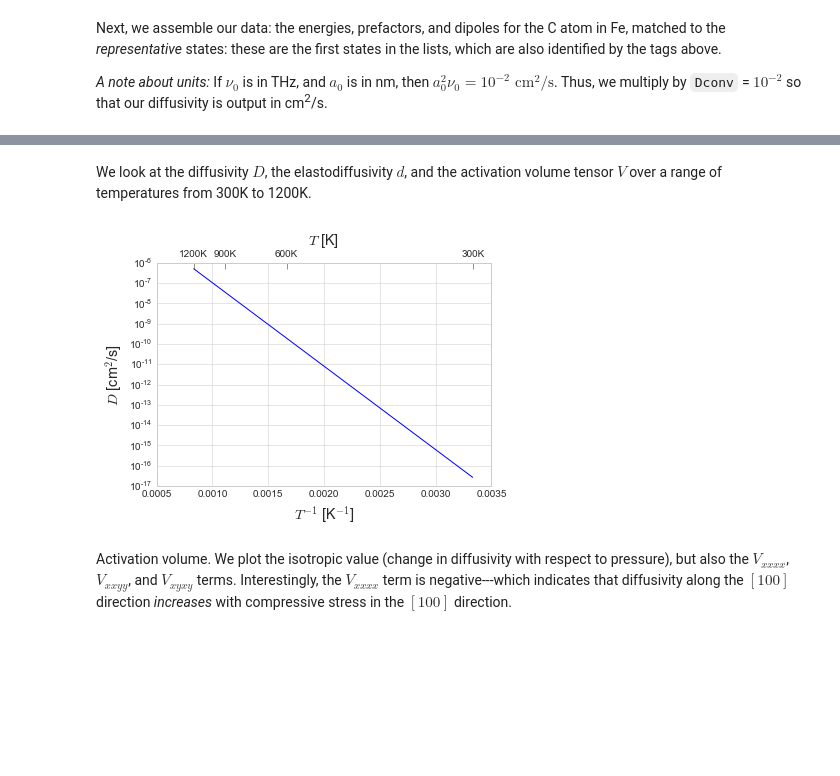
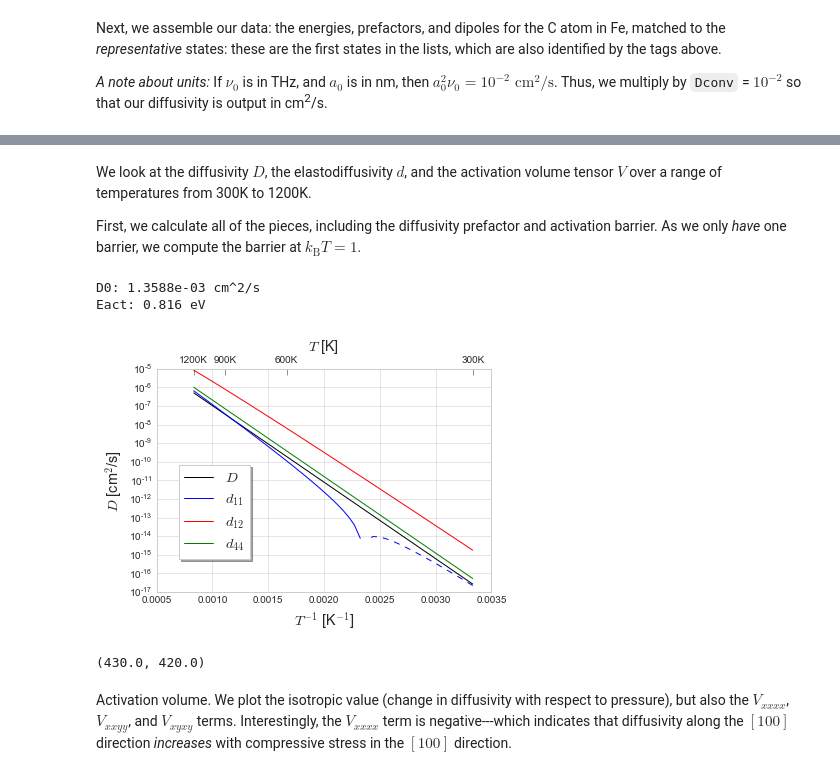
Before and after one commit to DallasTrinkle/Onsager, a Jupyter notebook: examples/Fe-C.ipynb, the cells around one changed output, grey strips where cells are left out. Drawn from its saved outputs; the diff is of its cells as text; code cells hidden in the pictures; blank space fills up the shorter version.

```diff
--- a/examples/Fe-C.ipynb
+++ b/examples/Fe-C.ipynb
@@ -125,30 +125,69 @@ eneT: [ 0.816]
 # %% [markdown]
 We look at the diffusivity $D$, the elastodiffusivity $d$, and the activation volume tensor $V$ over a range of temperatures from 300K to 1200K.
+
+First, we calculate all of the pieces, including the diffusivity prefactor and activation barrier. As we only *have* one barrier, we compute the barrier at $k_\text{B}T = 1$.
+# %%
+Trange = np.linspace(300, 1200, 91)
+Tlabels = Trange[0::30]
+Dlist, dDlist, Vlist = [], [], []
+for T in Trange:
+    beta = 1./(kB*T)
+    D, dD = FeCdiffuser.elastodiffusion(FeCthermodict['pre'],
+                                        beta*FeCthermodict['ene'],
+                                        [beta*FeCthermodict['dipole']],
+                                        FeCthermodict['preT'],
+                                        beta*FeCthermodict['eneT'],
+                                        [beta*FeCthermodict['dipoleT']])
+    Dlist.append(D[0,0])
+    dDlist.append([dD[0,0,0,0], dD[0,0,1,1], dD[0,1,0,1]])
+    Vtensor = (kB*T/(D[0,0]))*np.tensordot(dD, stensor, axes=((2,3),(0,1)))
+    Vlist.append([np.trace(np.trace(Vtensor))/3,
+                  Vtensor[0,0,0,0], Vtensor[0,0,1,1], Vtensor[0,1,0,1]])
+D0 = FeCdiffuser.diffusivity(FeCthermodict['pre'],
+                             np.zeros_like(FeCthermodict['ene']),
+                             FeCthermodict['preT'],
+                             np.zeros_like(FeCthermodict['eneT']))
+D, dbeta = FeCdiffuser.diffusivity(FeCthermodict['pre'],
+                                   FeCthermodict['ene'],
+                                   FeCthermodict['preT'],
+                                   FeCthermodict['eneT'],
+                                   CalcDeriv=True)
+print('D0: {:.4e} cm^2/s\nEact: {:.3f} eV'.format(D0[0,0], dbeta[0,0]/D[0,0]))
+# %% [output]
+D0: 1.3588e-03 cm^2/s
+Eact: 0.816 eV
 # %%
-Trange = np.linspace(300, 1200, 91)
-Tlabels = Trange[0::30]
-Dlist = []
-for T in Trange:
-    beta = 1./(kB*T)
-    D = FeCdiffuser.diffusivity(FeCthermodict['pre'], beta*FeCthermodict['ene'],
-                                FeCthermodict['preT'], beta*FeCthermodict['eneT'])
-    Dlist.append(D[0,0])
+D, dD = np.array(Dlist), np.array(dDlist)
+d11_T = np.vstack((Trange, dD[:,0])).T
+d11pos = np.array([(T,d) for T,d in d11_T if d>=0])
+d11neg = np.array([(T,d) for T,d in d11_T if d<0])
 fig, ax1 = plt.subplots()
-ax1.plot(1./Trange, np.array(Dlist))
+ax1.plot(1./Trange, D, 'k', label='$D$')
+# ax1.plot(1./Trange, dD[:,0], 'b', label='$d_{11}$')
+ax1.plot(1./d11pos[:,0], d11pos[:,1], 'b', label='$d_{11}$')
+ax1.plot(1./d11neg[:,0], -d11neg[:,1], 'b--')
+ax1.plot(1./Trange, dD[:,1], 'r', label='$d_{12}$')
+ax1.plot(1./Trange, 2*dD[:,2], 'g', label='$d_{44}$')
 ax1.set_yscale('log')
 ax1.set_ylabel('$D$ [cm$^2$/s]', fontsize='x-large')
 ax1.set_xlabel('$T^{-1}$ [K$^{-1}$]', fontsize='x-large')
+ax1.legend(bbox_to_anchor=(0.1,0.2,0.2,0.4), ncol=1,
+           shadow=True, frameon=True, fontsize='x-large')
 ax2 = ax1.twiny()
 ax2.set_xlim(ax1.get_xlim())
 ax2.set_xticks([1./t for t in Tlabels])
 ax2.set_xticklabels(["{:.0f}K".format(t) for t in Tlabels])
 ax2.set_xlabel('$T$ [K]', fontsize='x-large')
 ax2.grid(False)
 ax2.tick_params(axis='x', top='on', direction='in', length=6)
 plt.show()
 # plt.savefig('Fe-C-diffusivity.pdf', transparent=True, format='pdf')
 # %% [output]
-[figure, old version]
+[figure, new version]
+# %%
+d11pos[0,0], d11neg[-1,0]
+# %% [output]
+(430.0, 420.0)
 # %% [markdown]
 Activation volume. We plot the isotropic value (change in diffusivity with respect to pressure), but also the $V_{xxxx}$, $V_{xxyy}$, and $V_{xyxy}$ terms. Interestingly, the $V_{xxxx}$ term is negative---which indicates that diffusivity along the $[100]$ direction *increases* with compressive stress in the $[100]$ direction.
 # %%
```
Also changed, not shown: parts of 4 cells of this notebook.
